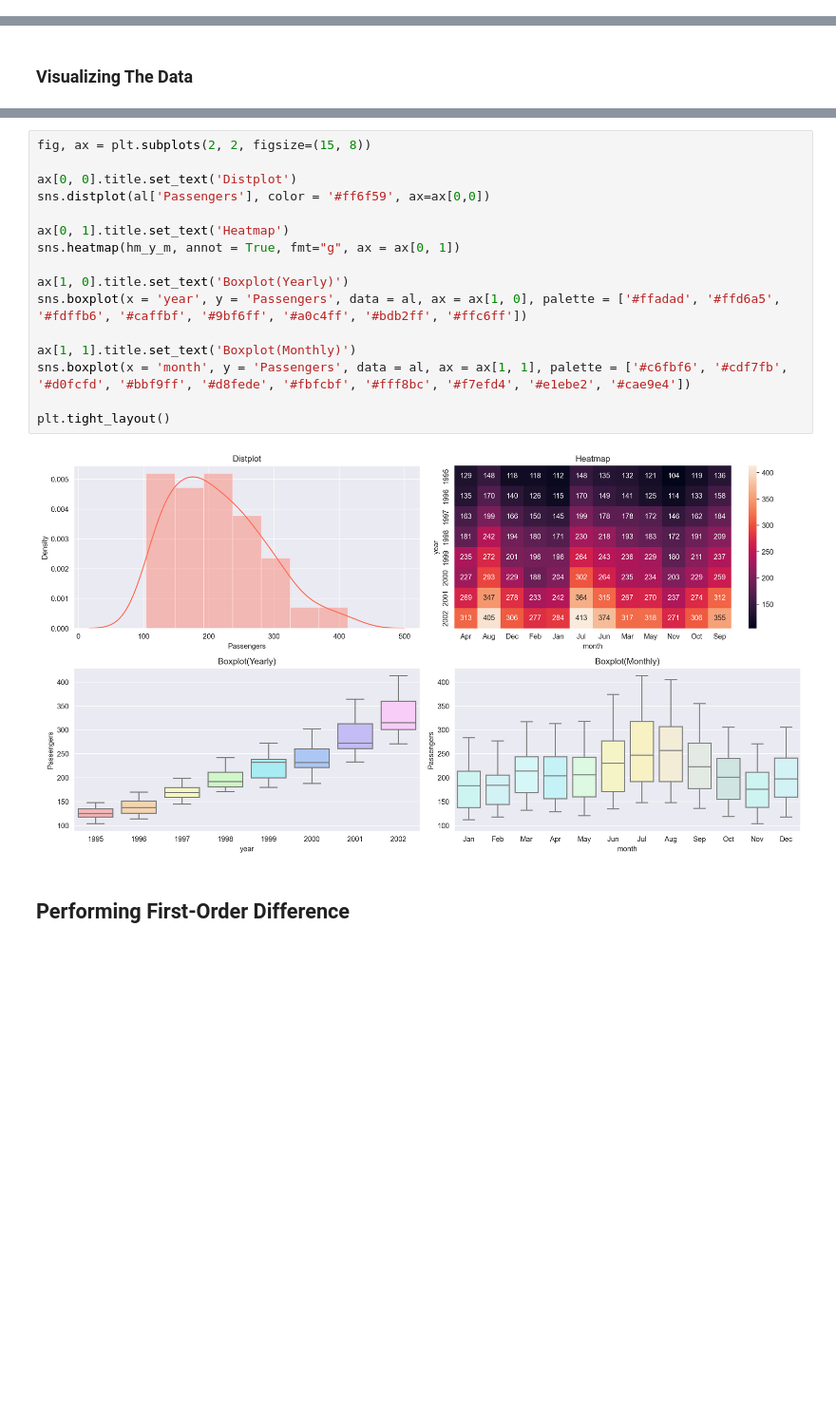
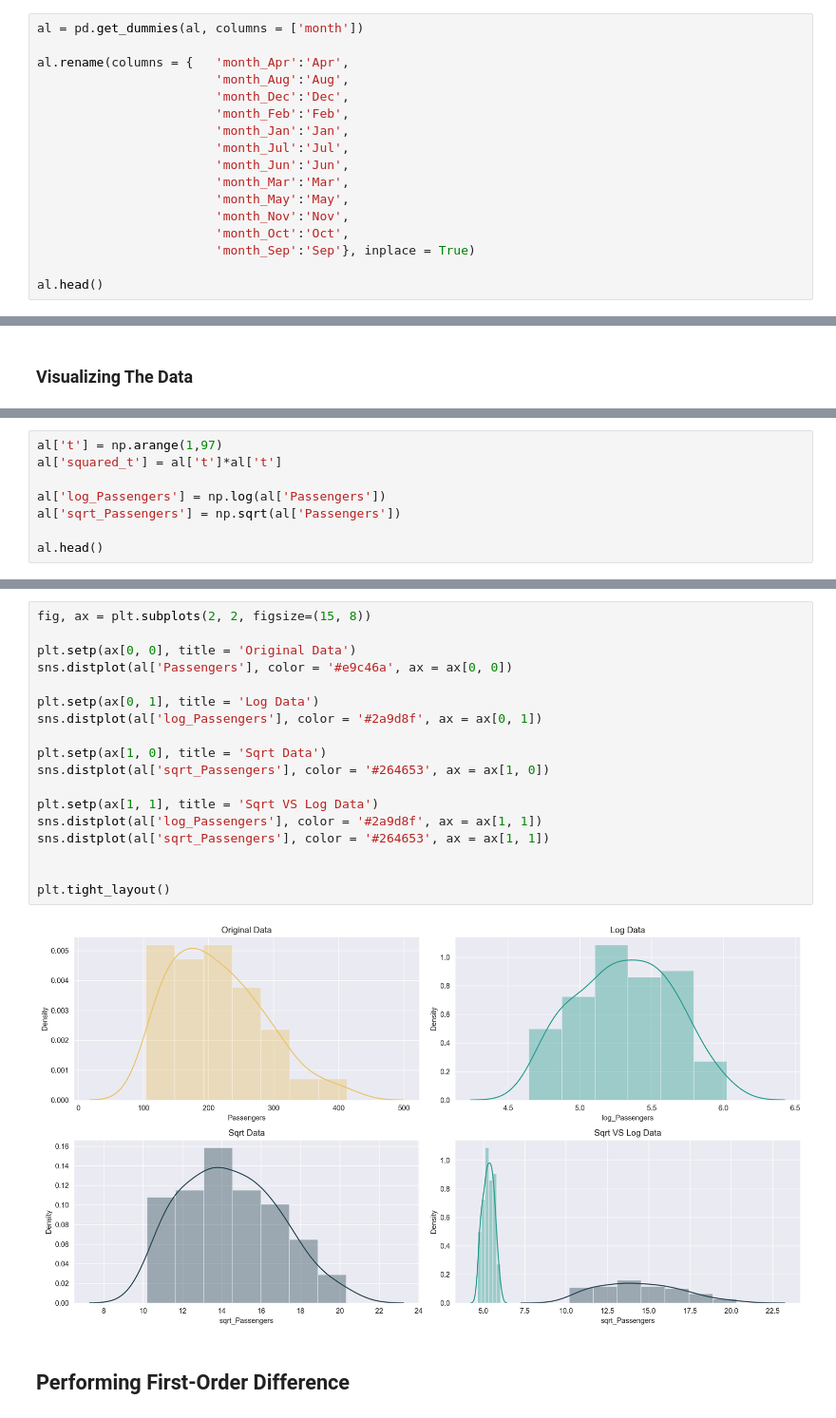
Before and after one commit to kunal-mallick/Data-Science-Assignments, a Jupyter notebook: Assignment_18_Forecasting/Code/Q1_AirlinesData.ipynb, the cells around one changed output, grey strips where cells are left out. Shown at 95% size. Cells and saved outputs as stored; diff of their text form; blank space fills up the shorter version.

```diff
--- a/Assignment_18_Forecasting/Code/Q1_AirlinesData.ipynb
+++ b/Assignment_18_Forecasting/Code/Q1_AirlinesData.ipynb
@@ -146,0 +152,17 @@ hm_y_m
+# %%
+al = pd.get_dummies(al, columns = ['month'])
+
+al.rename(columns = {   'month_Apr':'Apr',
+                        'month_Aug':'Aug',
+                        'month_Dec':'Dec',
+                        'month_Feb':'Feb',
+                        'month_Jan':'Jan',
+                        'month_Jul':'Jul',
+                        'month_Jun':'Jun',
+                        'month_Mar':'Mar',
+                        'month_May':'May',
+                        'month_Nov':'Nov',
+                        'month_Oct':'Oct',
+                        'month_Sep':'Sep'}, inplace = True)
+
+al.head()
@@ -159,0 +215,8 @@ sns.lineplot(data = al, palette = ["#ffb55a"])
+# %%
+al['t'] = np.arange(1,97)
+al['squared_t'] = al['t']*al['t']
+
+al['log_Passengers'] = np.log(al['Passengers'])
+al['sqrt_Passengers'] = np.sqrt(al['Passengers'])
+
+al.head()
@@ -160,21 +248,23 @@ sns.lineplot(data = al, palette = ["#ffb55a"])
 # %%
 fig, ax = plt.subplots(2, 2, figsize=(15, 8))
 
-ax[0, 0].title.set_text('Distplot')
-sns.distplot(al['Passengers'], color = '#ff6f59', ax=ax[0,0])
+plt.setp(ax[0, 0], title = 'Original Data')
+sns.distplot(al['Passengers'], color = '#e9c46a', ax = ax[0, 0])
 
-ax[0, 1].title.set_text('Heatmap')
-sns.heatmap(hm_y_m, annot = True, fmt="g", ax = ax[0, 1])
+plt.setp(ax[0, 1], title = 'Log Data')
+sns.distplot(al['log_Passengers'], color = '#2a9d8f', ax = ax[0, 1])
 
-ax[1, 0].title.set_text('Boxplot(Yearly)')
-sns.boxplot(x = 'year', y = 'Passengers', data = al, ax = ax[1, 0], palette = ['#ffadad', '#ffd6a5', '#fdffb6', '#caffbf', '#9bf6ff', '#a0c4ff', '#bdb2ff', '#ffc6ff'])
+plt.setp(ax[1, 0], title = 'Sqrt Data')
+sns.distplot(al['sqrt_Passengers'], color = '#264653', ax = ax[1, 0])
 
-ax[1, 1].title.set_text('Boxplot(Monthly)')
-sns.boxplot(x = 'month', y = 'Passengers', data = al, ax = ax[1, 1], palette = ['#c6fbf6', '#cdf7fb', '#d0fcfd', '#bbf9ff', '#d8fede', '#fbfcbf', '#fff8bc', '#f7efd4', '#e1ebe2', '#cae9e4'])
+plt.setp(ax[1, 1], title = 'Sqrt VS Log Data')
+sns.distplot(al['log_Passengers'], color = '#2a9d8f', ax = ax[1, 1])
+sns.distplot(al['sqrt_Passengers'], color = '#264653', ax = ax[1, 1])
+
 
 plt.tight_layout()
 # %% [output]
-[figure, old version]
+[figure, new version]
 # %% [markdown]
 ## Performing First-Order Difference
 # %%
```
Also changed, not shown: parts of 15 cells of this notebook.
